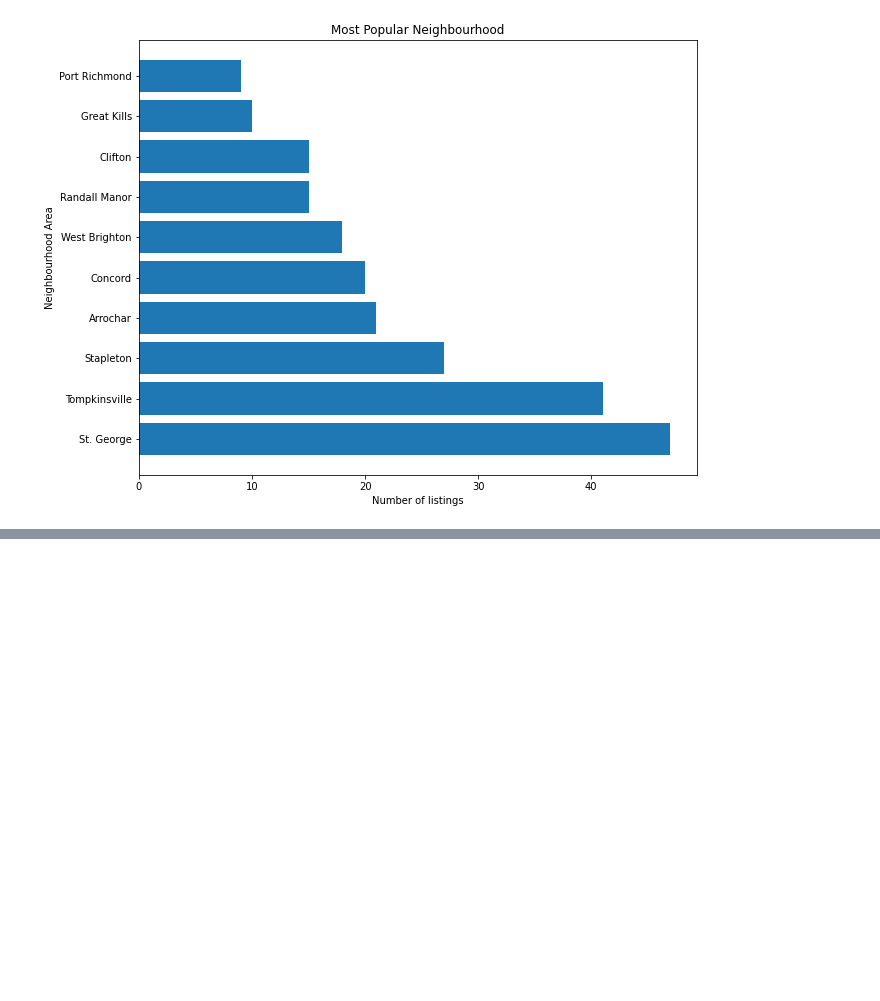
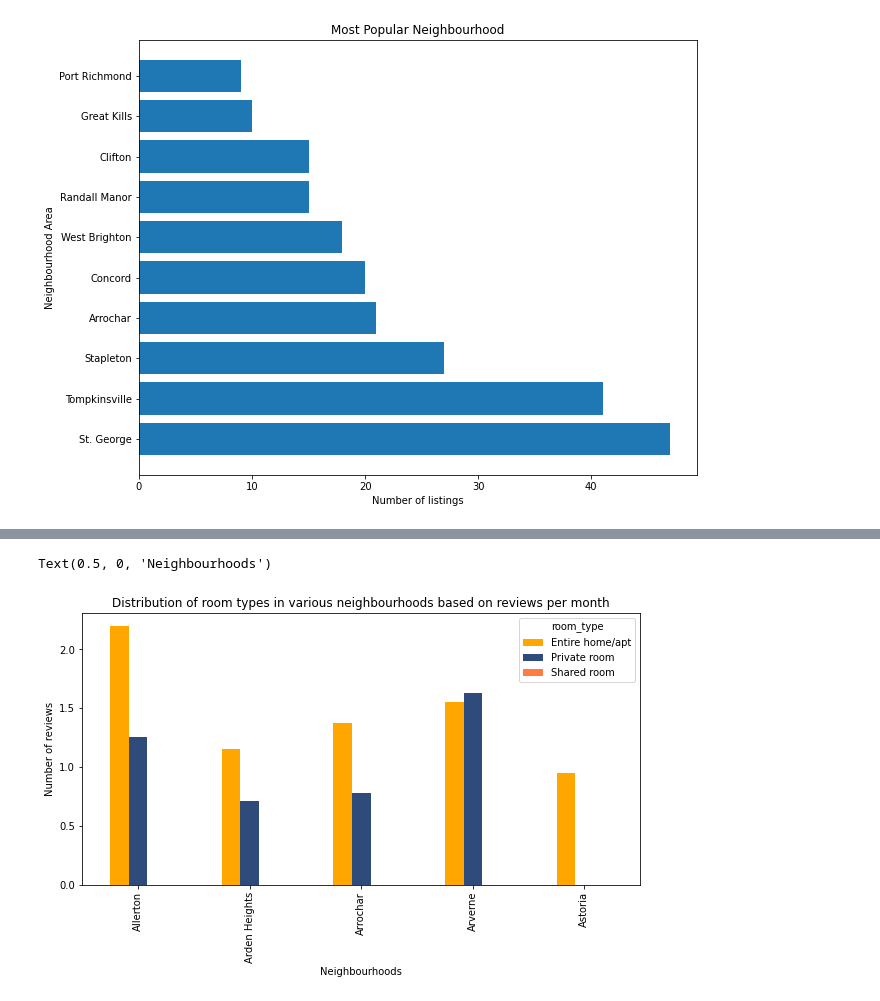
Before and after one commit to Ishakasar/NY_Airbnb, a Jupyter notebook: Isha_Kasar_Team_4_Capstone_Project.ipynb, the cells around one changed output, grey strips where cells are left out. Saved outputs shown, nothing was run; the diff lists cells and outputs as text; code cells hidden in the pictures; blank space fills up the shorter version.

```diff
--- a/Isha_Kasar_Team_4_Capstone_Project.ipynb
+++ b/Isha_Kasar_Team_4_Capstone_Project.ipynb
@@ -441,0 +460,11 @@ plt.barh(x, y)
+# %%
+#calculating the type of property which got the most reviews in a particular neighbourhood.
+room_types_neighbourhood = air_df.groupby(['neighbourhood','room_type'])['reviews_per_month'].mean()
+neighbourhoood=room_types_neighbourhood.head(10)
+m=neighbourhoood.unstack().plot(kind='bar',color = ['#ffa600', '#2f4b7c', '#ff7c43'])
+plt.title("Distribution of room types in various neighbourhoods based on reviews per month")
+plt.ylabel("Number of reviews")
+plt.xlabel("Neighbourhoods")
+# %% [output]
+Text(0.5, 0, 'Neighbourhoods')
+[figure, added]
```
Also changed, not shown: parts of 25 cells of this notebook.
